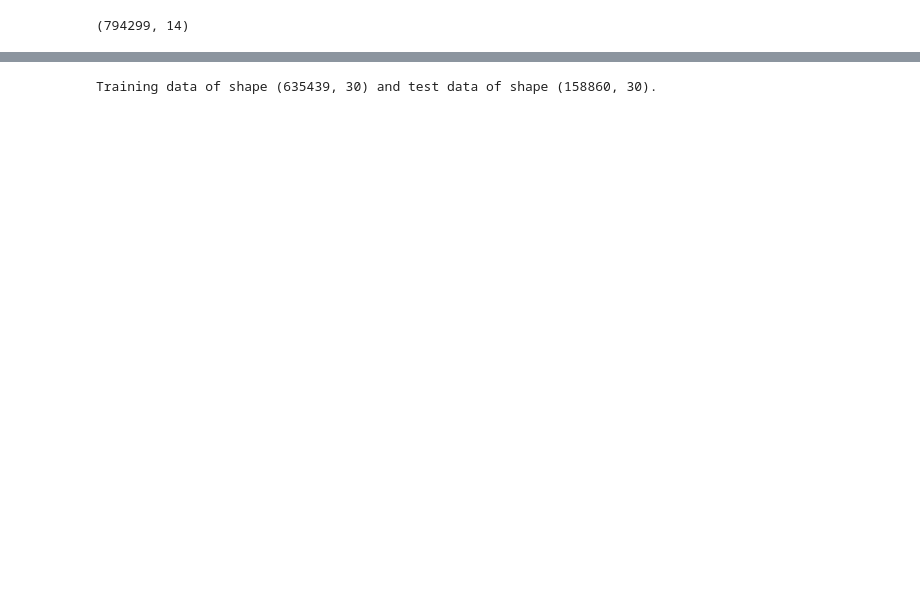
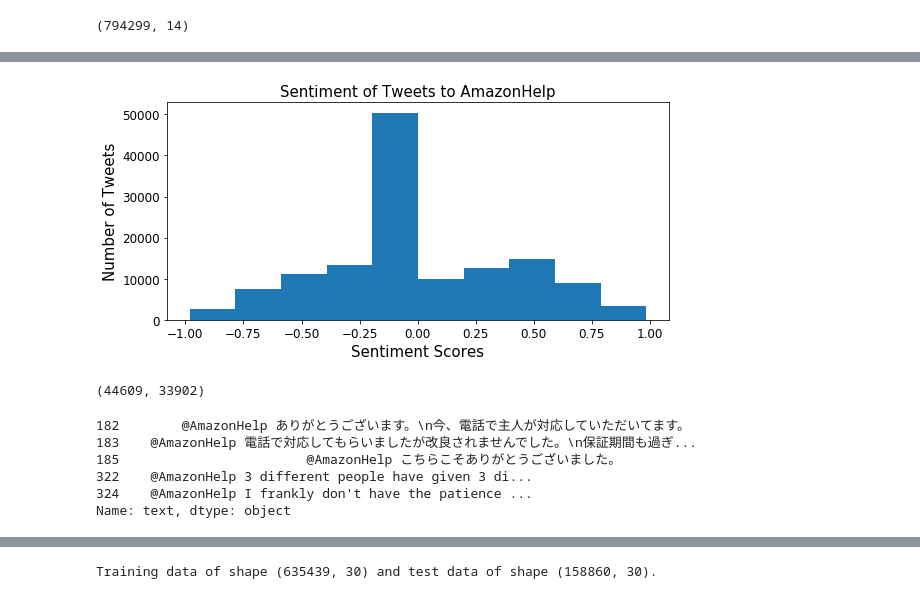
Before and after one commit to lqian5/Twitter_Text_Analysis, a Jupyter notebook: twitter.ipynb, the cells around one changed output, grey strips where cells are left out. Drawn from its saved outputs; the diff is of its cells as text; code cells hidden in the pictures; blank space fills up the shorter version.

```diff
--- a/twitter.ipynb
+++ b/twitter.ipynb
@@ -70,0 +142,16 @@ amazon_firstround = inbounds_and_outbounds[inbounds_and_outbounds['text_x'].str.
+# %%
+tweet_to_amazon = tweets.text.apply(lambda txt: txt if re.search('(\W@|^@)(@AmazonHelp)', txt) else None)
+tweet_to_amazon = tweet_to_amazon[tweet_to_amazon.notnull()]
+# %%
+def sentiment(text):
+    Sentim_analyser = SentimentIntensityAnalyzer()
+    return Sentim_analyser.polarity_scores(text)['compound']
+# %%
+amazon_score = tweet_to_amazon.apply(sentiment)
+# %%
+amazon_score.plot('hist',figsize = (9,4),fontsize = 12)
+plt.xlabel('Sentiment Scores',fontsize = 15)
+plt.ylabel('Number of Tweets',fontsize = 15)
+plt.title('Sentiment of Tweets to AmazonHelp', fontsize = 15);
+# %% [output]
+[figure, added]
@@ -70,0 +162,13 @@ amazon_firstround = inbounds_and_outbounds[inbounds_and_outbounds['text_x'].str.
+# %%
+len(amazon_score[amazon_score==0]), len(apple_score[apple_score==0])
+# %% [output]
+(44609, 33902)
+# %%
+tweet_to_amazon.head()
+# %% [output]
+182        @AmazonHelp ありがとうございます。\n今、電話で主人が対応していただいてます。
+183    @AmazonHelp 電話で対応してもらいましたが改良されませんでした。\n保証期間も過ぎ...
+185                        @AmazonHelp こちらこそありがとうございました。
+322    @AmazonHelp 3 different people have given 3 di...
+324    @AmazonHelp I frankly don't have the patience ...
+Name: text, dtype: object
```
Also changed, not shown: parts of 88 cells of this notebook.
